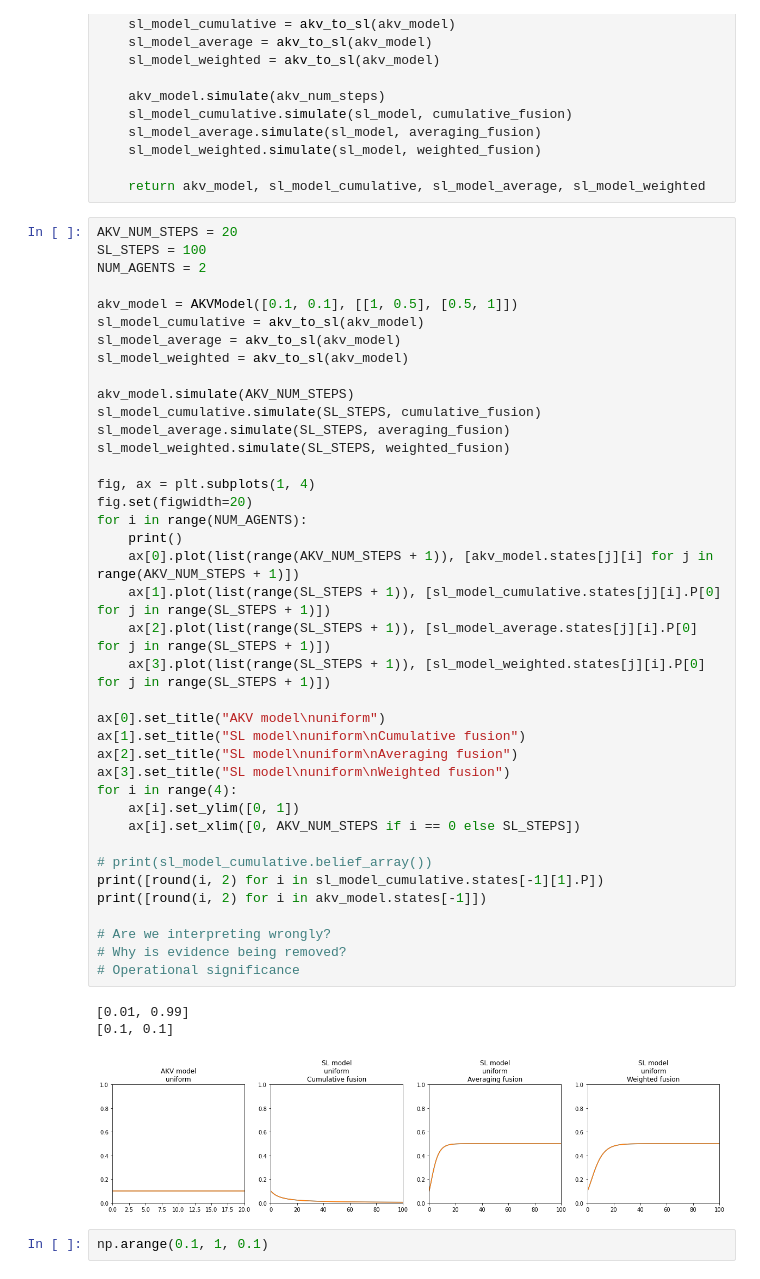
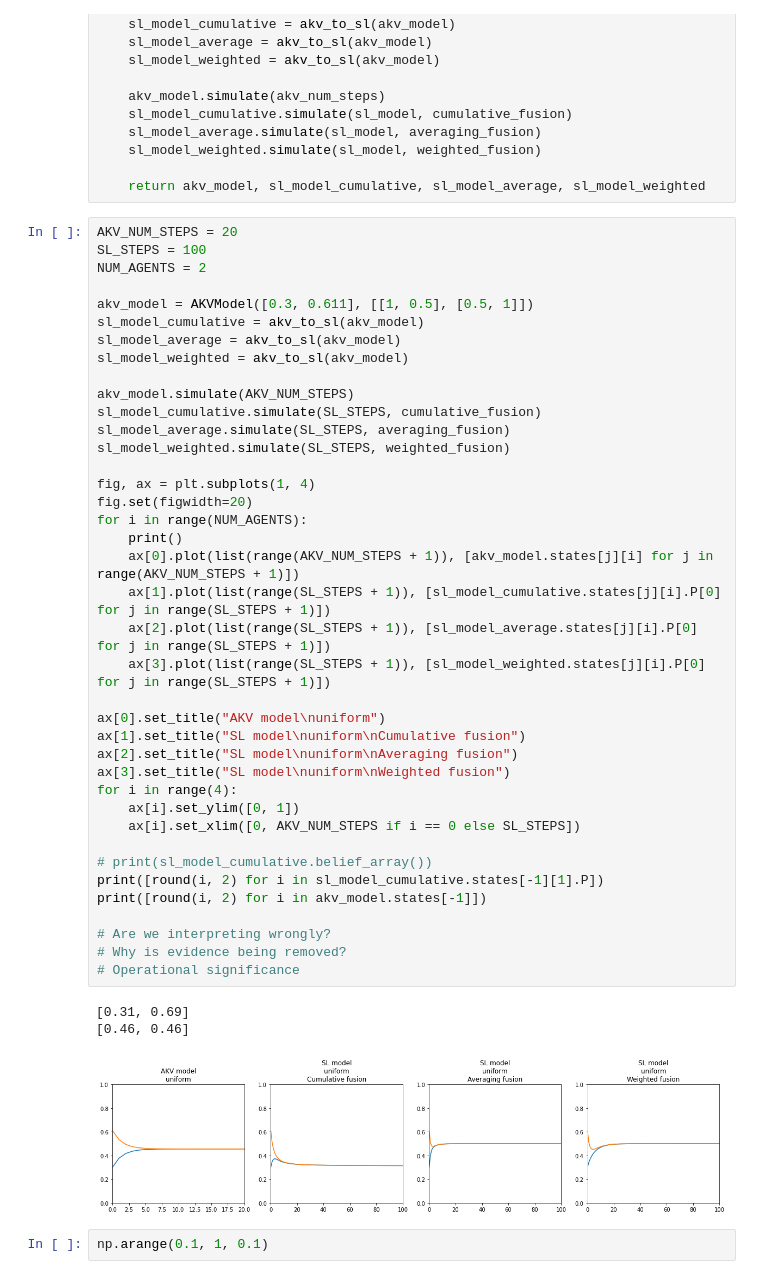
Before and after one commit to josecoliveira/subjective-logic, a Jupyter notebook: two-agents.ipynb, the cells around one changed output. Cells and saved outputs as stored; diff of their text form.

```diff
--- a/two-agents.ipynb
+++ b/two-agents.ipynb
@@ -37,7 +37,7 @@ AKV_NUM_STEPS = 20
 SL_STEPS = 100
 NUM_AGENTS = 2
 
-akv_model = AKVModel([0.1, 0.1], [[1, 0.5], [0.5, 1]])
+akv_model = AKVModel([0.3, 0.611], [[1, 0.5], [0.5, 1]])
 sl_model_cumulative = akv_to_sl(akv_model)
 sl_model_average = akv_to_sl(akv_model)
 sl_model_weighted = akv_to_sl(akv_model)
@@ -45,36 +45,36 @@ sl_model_weighted = akv_to_sl(akv_model)
 akv_model.simulate(AKV_NUM_STEPS)
 sl_model_cumulative.simulate(SL_STEPS, cumulative_fusion)
 sl_model_average.simulate(SL_STEPS, averaging_fusion)
 sl_model_weighted.simulate(SL_STEPS, weighted_fusion)
 
 fig, ax = plt.subplots(1, 4)
 fig.set(figwidth=20)
 for i in range(NUM_AGENTS):
     print()
     ax[0].plot(list(range(AKV_NUM_STEPS + 1)), [akv_model.states[j][i] for j in range(AKV_NUM_STEPS + 1)])
     ax[1].plot(list(range(SL_STEPS + 1)), [sl_model_cumulative.states[j][i].P[0] for j in range(SL_STEPS + 1)])
     ax[2].plot(list(range(SL_STEPS + 1)), [sl_model_average.states[j][i].P[0] for j in range(SL_STEPS + 1)])
     ax[3].plot(list(range(SL_STEPS + 1)), [sl_model_weighted.states[j][i].P[0] for j in range(SL_STEPS + 1)])
 
 ax[0].set_title("AKV model\nuniform")
 ax[1].set_title("SL model\nuniform\nCumulative fusion")
 ax[2].set_title("SL model\nuniform\nAveraging fusion")
 ax[3].set_title("SL model\nuniform\nWeighted fusion")
 for i in range(4):
     ax[i].set_ylim([0, 1])
     ax[i].set_xlim([0, AKV_NUM_STEPS if i == 0 else SL_STEPS])
 
 # print(sl_model_cumulative.belief_array())
 print([round(i, 2) for i in sl_model_cumulative.states[-1][1].P])
 print([round(i, 2) for i in akv_model.states[-1]])
 
 # Are we interpreting wrongly?
 # Why is evidence being removed?
 # Operational significance
 # %% [output]
-[0.01, 0.99]
-[0.1, 0.1]
+[0.31, 0.69]
+[0.46, 0.46]
-[figure, old version]
+[figure, new version]
 # %%
 np.arange(0.1, 1, 0.1)
 # %% [output]
```
Also changed, not shown: parts of 7 cells of this notebook, 3 other files.
